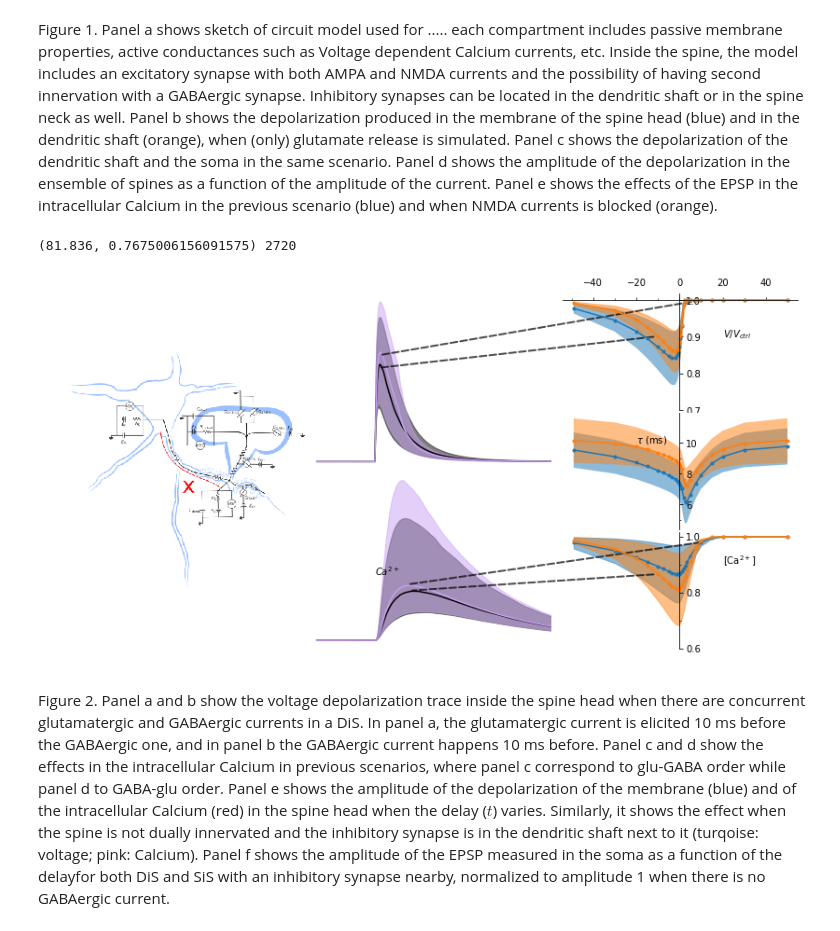
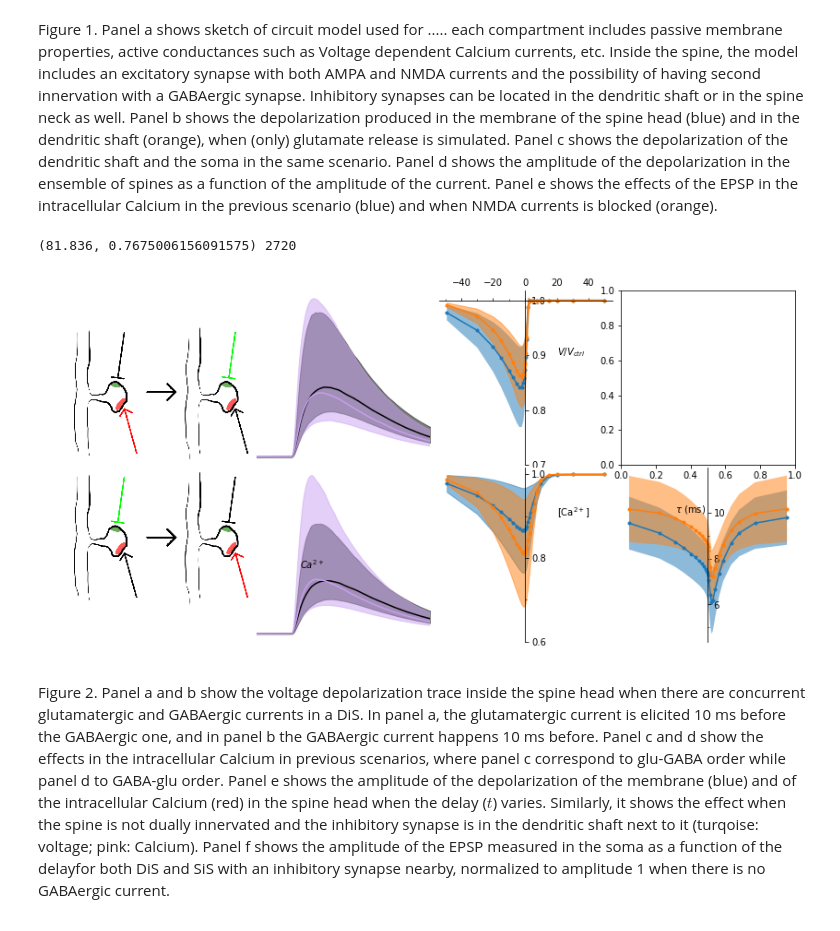
Before and after one commit to p-serna/SpineModel, a Jupyter notebook: Figures paper.ipynb, the cells around one changed output. Saved outputs shown, nothing was run; the diff lists cells and outputs as text; code cells hidden in the pictures.

```diff
--- a/Figures paper.ipynb
+++ b/Figures paper.ipynb
@@ -145,17 +149,25 @@ from matplotlib.patches import ConnectionPatch
 # %%
 #height = im.size[1]
 #im = np.array(im).astype(np.float) / 255
+im = Image.open('spines_inhandex.png')
+height = im.size[1]
+im = np.array(im).astype(np.float) / 255
 
 fig = figure(figsize=(14,7))
-gs = mpl.gridspec.GridSpec(6, 3,  wspace=0.05, hspace=0.05) # 2x3 grid
+gs = mpl.gridspec.GridSpec(6, 4,  wspace=0.05, hspace=0.05) # 2x3 grid
 ax0 = fig.add_subplot(gs[:, 0]) # first full col
 
 ax1 = fig.add_subplot(gs[:3, 1]) # first row, second col
 ax3 = fig.add_subplot(gs[3:, 1]) # 2nd row, second col
 
-ax2 = fig.add_subplot(gs[:2, 2]) # first row, third col
-ax4 = fig.add_subplot(gs[4:, 2]) # first full col
-ax0b = fig.add_subplot(gs[2:4, 2]) # 2nd row, 3rd col
+ax2 = fig.add_subplot(gs[:3, 2]) # first row, third col
+ax4 = fig.add_subplot(gs[3:, 2]) # first full col
+ax0b = fig.add_subplot(gs[3:, 3]) # 2nd row, 3rd col
+ax5 = fig.add_subplot(gs[:3, 3]) # 2nd row, 3rd col
+
+ax0.imshow(im)
+#ax.text(0.5,5,"in soma/dendrite")
+ax0.set_axis_off()
 
 #ax0.imshow(im)
 #ax0.set_axis_off()
@@ -169,24 +181,24 @@ ax0b = fig.add_subplot(gs[2:4, 2]) # 2nd row, 3rd col
 ax0.set_axis_off()
 #ax0b.set_axis_off()
 
-vtracs = data["dis_gaglu"][0]
-plot_trace(vtracs,arange(vtracs.shape[0])*.1-200+10,ax1,c='k',band = 1)
+vtracs = data["dis_baseline"][1]
+plot_trace(vtracs,arange(vtracs.shape[0])*.1-200+20,ax1,c='k',band = 1)
 #ax0.set_xlim(0,100)
 #ax0.text(50,20-65,"glu-GABA")
 
 
 #vtracs = data["dis_baseline"][0]
 #plot_trace(vtracs,arange(vtracs.shape[0])*.1-200+10,ax0,c='gray')
-vtracs = data["dis_gluga"][0]
-plot_trace(vtracs,arange(vtracs.shape[0])*.1-200+10,ax1,c='#c79fef',band = 1)
+vtracs = data["dis_gaglu"][1]
+plot_trace(vtracs,arange(vtracs.shape[0])*.1-200,ax1,c='#c79fef',band = 1)
 ax1.set_xlim(0,200)
 ax1.set_axis_off()
 #ax1.text(50,20-65,"GABA-glu")
 
 vtracs = data["dis_baseline"][1]
 #plot_trace(vtracs,arange(vtracs.shape[0])*.1-200+10,ax3,c='k')
-vtracs = data["dis_gaglu"][1]
-plot_trace(vtracs,arange(vtracs.shape[0])*.1-200+10,ax3,c='k',band = 1)
+#vtracs = data["dis_gaglu"][1]
+plot_trace(vtracs,arange(vtracs.shape[0])*.1-200+20,ax3,c='k',band = 1)
 ax3.set_xlim(0,200)
 #ax1.set_ylim(-67,-20)
 ax3.set_axis_off()
@@ -194,10 +206,10 @@ ax3.set_axis_off()
 #plot_trace(vtracsS,arange(vtracsS.shape[0])*.1-200+10,ax2,c='C2')
 #ax3.text(50,4,"$Ca^{2+}$")
 
-vtracs = data["dis_baseline"][1]
+#vtracs = data["dis_baseline"][1]
 #plot_trace(vtracs,arange(vtracs.shape[0])*.1-200+10,ax3,c='k')
 vtracs = data["dis_gluga"][1]
-plot_trace(vtracs,arange(vtracs.shape[0])*.1-200+10,ax3,c='#c79fef',band = 1)
+plot_trace(vtracs,arange(vtracs.shape[0])*.1-200,ax3,c='#c79fef',band = 1)
 ax3.set_xlim(0,200)
 #ax1.set_ylim(-67,-20)
 ax3.set_axis_off()
@@ -237,9 +249,7 @@ ax0b.fill_between(tdels,vm+sv,vm-sv,alpha=0.5)
 
 
 
-ax0.imshow(im)
-#ax.text(0.5,5,"in soma/dendrite")
-ax0.set_axis_off()
+
 
 
 
@@ -269,82 +279,36 @@ ax4.yaxis.tick_right()
 #ax4.xaxis.tick_top()
 
 # Eliminate upper and right axes
 ax4.spines['right'].set_position(('data',0.0))
 #ax4.spines['top'].set_position(('data',1.0))
 ax4.spines['top'].set_color('none')
 ax4.xaxis.set_visible(False)
 ax4.annotate('$[{\\rm Ca}^{2+}]$ ',xy = (20,0.9))
 
 ax0b.spines['left'].set_color('none')
 ax0b.spines['bottom'].set_color('none')
 ax0b.yaxis.set_minor_locator(FixedLocator(arange(3,11,2)))
 ax0b.yaxis.set_major_locator(FixedLocator(arange(4,12,2)))
 
 #ax2.set_xticks(ticks=arange(-50,70,20))
 ax0b.tick_params(axis='x', pad = 10)
 ax0b.yaxis.tick_right()
 #ax0b.xaxis.tick_top()
 # Eliminate upper and right axes
 ax0b.spines['right'].set_position(('data',0.0))
 ax0b.spines['top'].set_color('none')
 ax0b.xaxis.set_visible(False)
 ax0b.annotate('$\\tau$ (ms)',xy = (-20,10))
 
 
-trec = arange(vtracs.shape[0])*.1-200+10
-vtracs = data["dis_gluga"][0]
-vtracso = vtracs*1.0
-vtracso.sort(axis=1)
-sel = vtracso[:,250].argmax()
-xy1 = (trec[sel]*0.998,vtracso[sel,250]*1.015)
-con = ConnectionPatch(xyA=(10,1), xyB=xy1, \
-                              coordsA="data", coordsB="data",\
-                      axesA=ax2, axesB=ax1, color="k",\
-                      linewidth=2,linestyle='--',alpha=0.7)
-ax2.add_artist(con)
-vtracs = data["dis_gaglu"][0]
-vtracso = vtracs*1.0
-vtracso.sort(axis=1)
-sel = vtracso[:,250].argmax()
-xy1 = (trec[sel]*0.998,vtracso[sel,250]*1.015)
-con = ConnectionPatch(xyA=(-12,.90), xyB=xy1, \
-                              coordsA="data", coordsB="data",\
-                      axesA=ax2, axesB=ax1, color="k",\
-                      linewidth=2,linestyle='--',alpha=0.7)
-ax2.add_artist(con)
-#ax2.add_artist(con)
-trec = arange(vtracs.shape[0])*.1-200+10
-vtracs = data["dis_gluga"][1]
-vtracso = vtracs*1.0
-vtracso.sort(axis=1)
-sel = vtracso[:,250].argmax()
-xy1 = (trec[sel]*0.998,vtracso[sel,250]*1.015)
-con = ConnectionPatch(xyA=(10,.98), xyB=xy1, \
-                              coordsA="data", coordsB="data",\
-                      axesA=ax4, axesB=ax3, color="k",\
-                      linewidth=2,linestyle='--',alpha=0.7)
-ax4.add_artist(con)
-vtracs = data["dis_gaglu"][1]
-vtracso = vtracs*1.0
-vtracso.sort(axis=1)
-sel = vtracso[:,250].argmax()
-xy1 = (trec[sel]*0.998,vtracso[sel,250]*1.015)
-#con = ConnectionPatch(xyA=(-24,.915), xyB=xy1, \
-#                              coordsA="data", coordsB="data",\
-#                      axesA=ax4, axesB=ax3, color="w",\
-#                      linewidth=4,linestyle='-',alpha=1.0)
-#ax4.add_artist(con)
-con = ConnectionPatch(xyA=(-12,.865), xyB=xy1, \
-                              coordsA="data", coordsB="data",\
-                      axesA=ax4, axesB=ax3, color="k",\
-                      linewidth=2,linestyle='--',alpha=0.7)
-ax4.add_artist(con)
+
 #gs.tight_layout(fig, rect=[.5,.5, 1, 1], h_pad=0.)#pad=0.4, w_pad=0.5, h_pad=4.0)
 print(xy1,sel)
 #subplot_tool()
+savefig('f2.png',dpi = 300)
 # %% [output]
 (81.836, 0.7675006156091575) 2720
-[figure, old version]
+[figure, new version]
 # %% [markdown]
 Figure 2. Panel a and b show the voltage depolarization trace inside the spine head when there are concurrent glutamatergic and GABAergic currents in a DiS. In panel a, the glutamatergic current is elicited 10 ms before the GABAergic one, and in panel b the GABAergic current happens 10 ms before. Panel c and d show the effects in the intracellular Calcium in previous scenarios, where panel c correspond to glu-GABA order while panel d to GABA-glu order. Panel e shows the amplitude of the depolarization of the membrane (blue) and of the intracellular Calcium (red) in the spine head when the delay ($t$) varies. Similarly, it shows the effect when the spine is not dually innervated and the inhibitory synapse is in the dendritic shaft next to it (turqoise: voltage; pink: Calcium).  Panel f shows the amplitude of the EPSP measured in the soma as a function of the delayfor both DiS and SiS with an inhibitory synapse nearby, normalized to amplitude 1 when there is no GABAergic current.
 # %%
```
Also changed, not shown: parts of 12 cells of this notebook, 4 other files.
